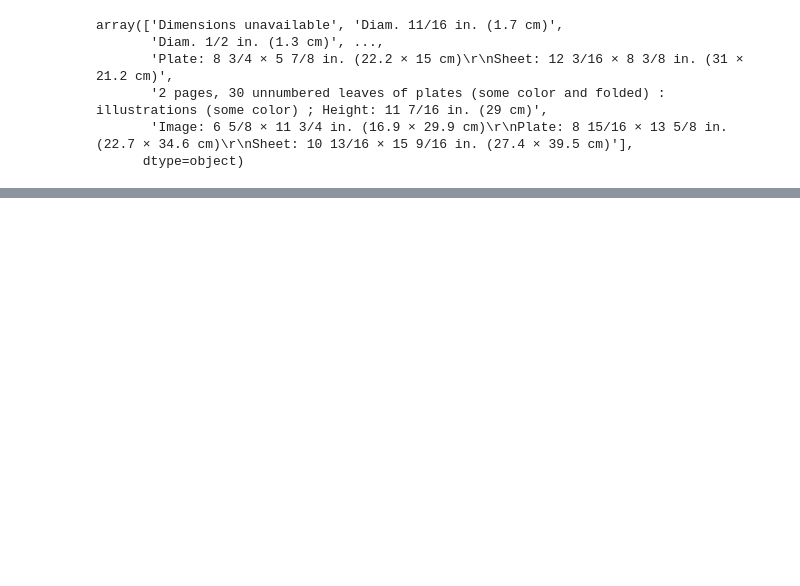
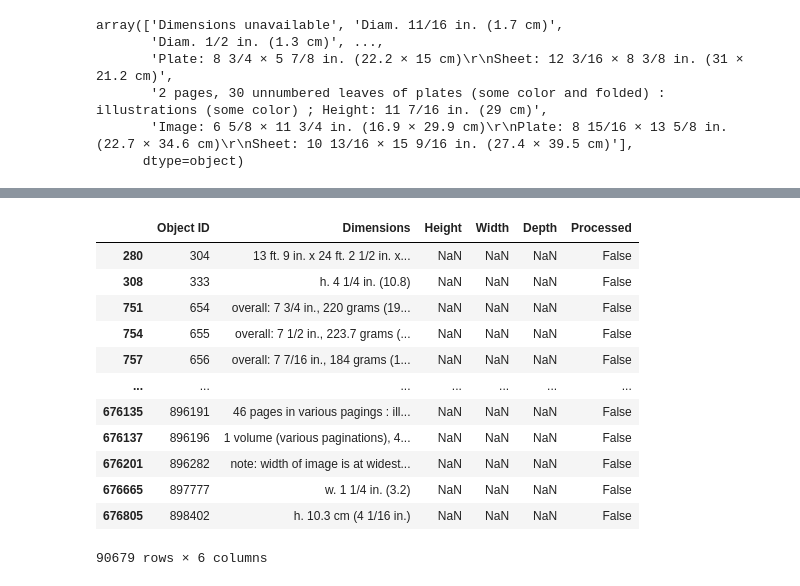
Before and after one commit to nickobard/Data-Preprocessing-Course, a Jupyter notebook: 01/01_homework.ipynb, the cells around one changed output, grey strips where cells are left out. Saved outputs shown, nothing was run; the diff lists cells and outputs as text; code cells hidden in the pictures; blank space fills up the shorter version.

```diff
--- a/01/01_homework.ipynb
+++ b/01/01_homework.ipynb
@@ -2731,0 +2989,42 @@ array(['Dimensions unavailable', 'Diam. 11/16 in. (1.7 cm)',
+# %%
+def filter_out_grams(row: pd.Series) -> pd.Series:
+    dimensions = row['Dimensions']
+    if not isinstance(dimensions, str):
+        return row
+    pattern = r'.*\([\d.\s]*g\s*\).*'
+    match = re.match(pattern, dimensions)
+    if match:
+        row['Processed'] = True
+        return row
+    return row
+# %%
+def filter_out_no_dimension_units(row: pd.Series) -> pd.Series:
+    dimensions = row['Dimensions']
+    if not isinstance(dimensions, str):
+        return row
+    pattern = r'.*(in|cm|ft).*'
+    match = re.match(pattern, dimensions)
+    if not match:
+        row['Processed'] = True
+        return row
+    return row
+# %%
+df_dimensions_long.update(get_non_extracted(df_dimensions_long).apply(filter_out_no_dimension_units, axis=1))
+# %%
+df_dimensions_long.update(get_non_extracted(df_dimensions_long).apply(filter_out_grams, axis=1))
+# %%
+get_non_extracted(df_dimensions_long)
+# %% [output]
+|  | Object ID | Dimensions | Height | Width | Depth | Processed |
+| 280 | 304 | 13 ft. 9 in. x 24 ft. 2 1/2 in. x... | NaN | NaN | NaN | False |
+| 308 | 333 | h. 4 1/4 in. (10.8) | NaN | NaN | NaN | False |
+| 751 | 654 | overall: 7 3/4 in., 220 grams (19... | NaN | NaN | NaN | False |
+| 754 | 655 | overall: 7 1/2 in., 223.7 grams (... | NaN | NaN | NaN | False |
+| 757 | 656 | overall: 7 7/16 in., 184 grams (1... | NaN | NaN | NaN | False |
+| ... | ... | ... | ... | ... | ... | ... |
+| 676135 | 896191 | 46 pages in various pagings : ill... | NaN | NaN | NaN | False |
+| 676137 | 896196 | 1 volume (various paginations), 4... | NaN | NaN | NaN | False |
+| 676201 | 896282 | note: width of image is at widest... | NaN | NaN | NaN | False |
+| 676665 | 897777 | w. 1 1/4 in. (3.2) | NaN | NaN | NaN | False |
+| 676805 | 898402 | h. 10.3 cm (4 1/16 in.) | NaN | NaN | NaN | False |
+90679 rows × 6 columns
```
Also changed, not shown: parts of 45 cells of this notebook.
